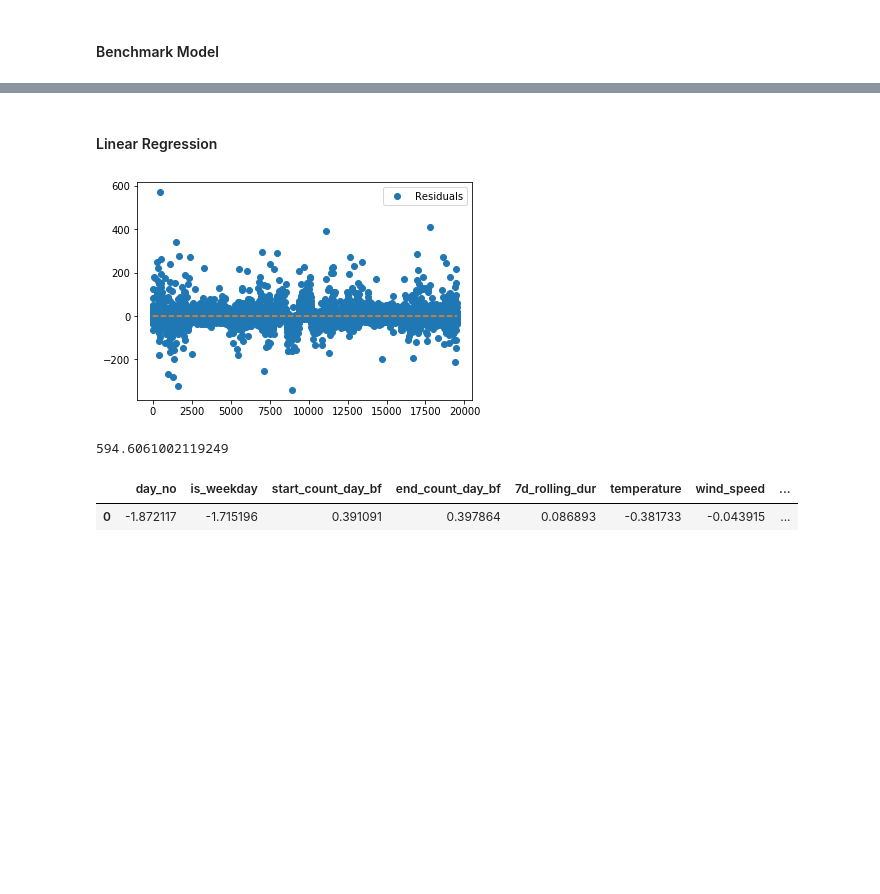
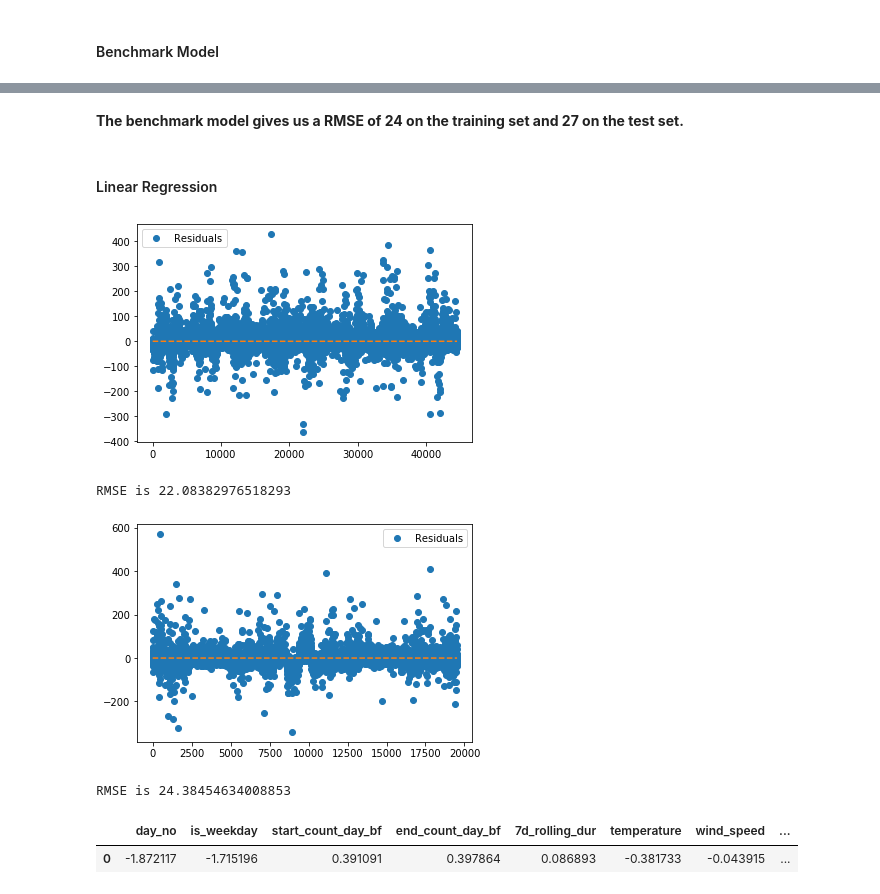
Before and after one commit to vanitakalai/SpringboardProjects, a Jupyter notebook: Capstone Project/Part_5_ML.ipynb, the cells around one changed output, grey strips where cells are left out. Cells and saved outputs as stored; diff of their text form; code cells hidden in the pictures; blank space fills up the shorter version.

```diff
--- a/Capstone Project/Part_5_ML.ipynb
+++ b/Capstone Project/Part_5_ML.ipynb
@@ -61,3 +69,5 @@ model.score(X_test, y_test, mean_squared_error, plot_residuals=True)
+# %% [markdown]
+<b>The benchmark model gives us a RMSE of 24 on the training set and 27 on the test set.
 # %% [markdown]
 #### Linear Regression
 # %%
@@ -74,11 +84,14 @@ def score(y_test, y_pred, scoring_func, plot_residuals=False):
 # %%
 from sklearn.linear_model import LinearRegression
 
 reg = LinearRegression().fit(X_train, y_train)
-score(y_test, reg.predict(X_test), mean_squared_error, plot_residuals=True)
+print('RMSE is {}'.format(np.sqrt(score(y_train, reg.predict(X_train), mean_squared_error, plot_residuals=True))))
+print('RMSE is {}'.format(np.sqrt(score(y_test, reg.predict(X_test), mean_squared_error, plot_residuals=True))))
 # %% [output]
-[figure, old version]
+[figure, new version]
-594.6061002119249
+RMSE is 22.08382976518293
+[figure, added]
+RMSE is 24.38454634008853
 # %%
 # coefficients
 pd.DataFrame(reg.coef_, columns=X_test.columns)
```
Also changed, not shown: parts of 55 cells of this notebook, 5 other files.
